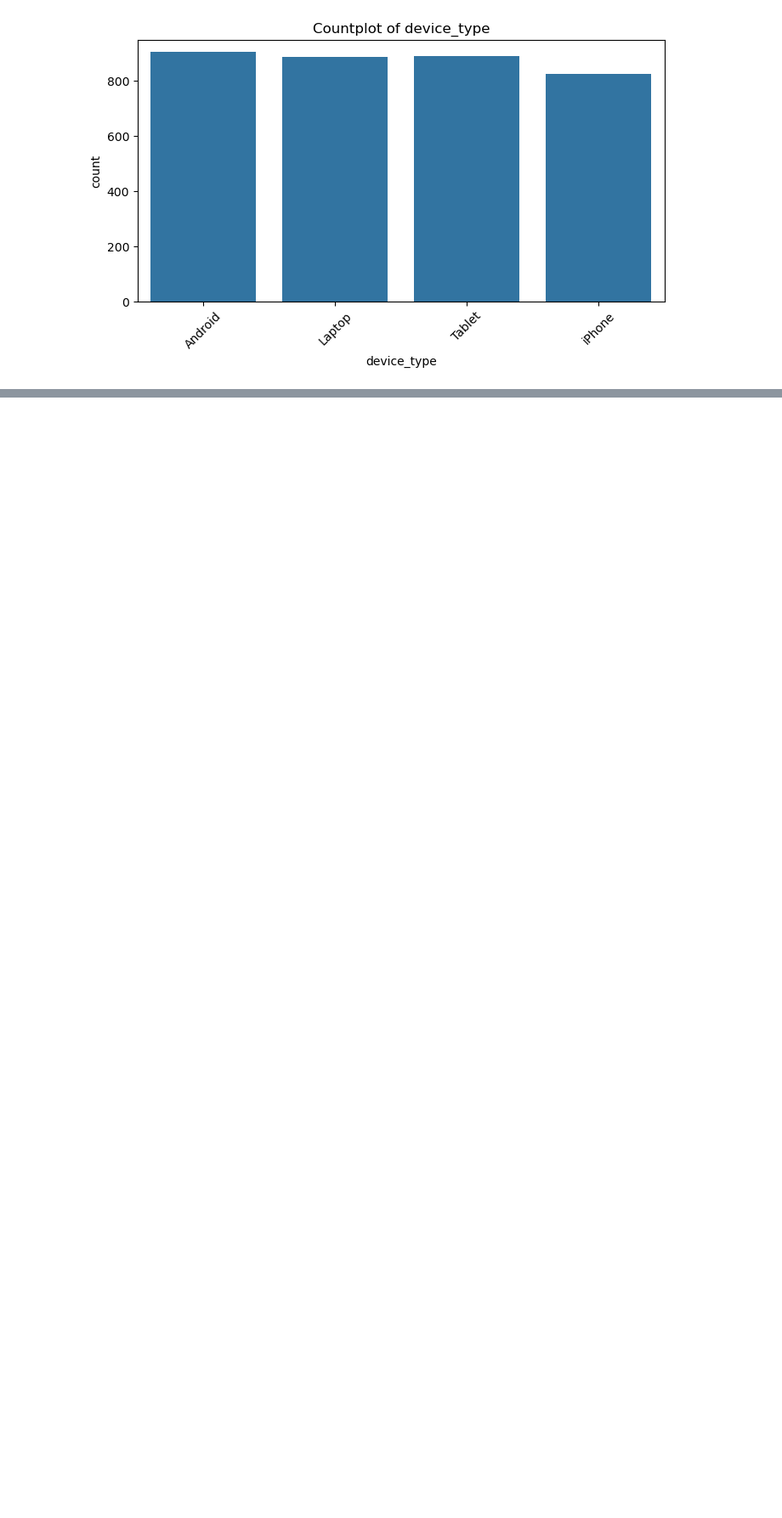
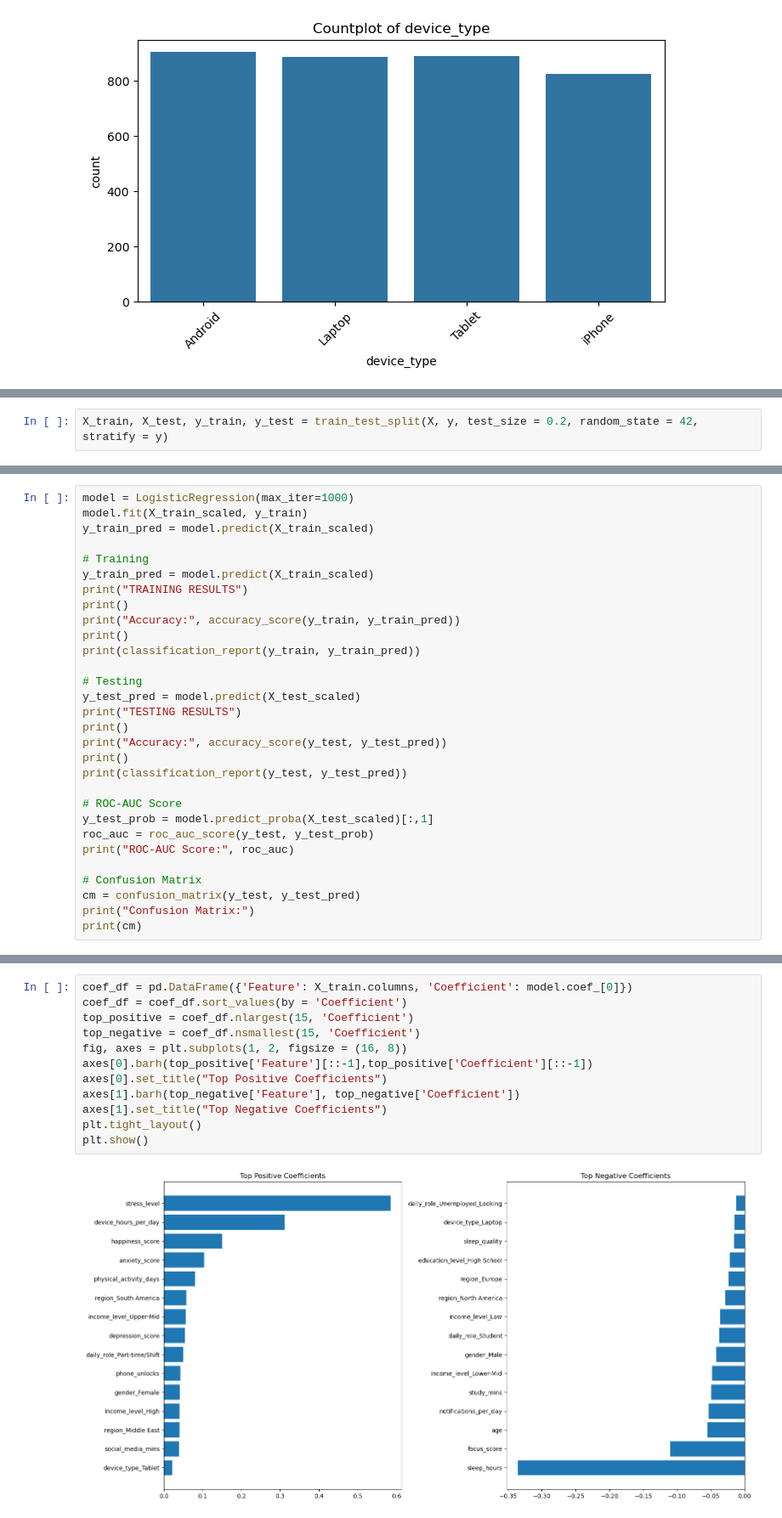
Before and after one commit to alananjungwei/ai-powered-digital-wellness-assistant, a Jupyter notebook: notebook.ipynb, the cells around one changed output, grey strips where cells are left out. Shown at 85% size. Cells and saved outputs as stored; diff of their text form; blank space fills up the shorter version.

```diff
--- a/notebook.ipynb
+++ b/notebook.ipynb
@@ -202,0 +369,2 @@ for col in categorical_cols:
+# %%
+X_train, X_test, y_train, y_test = train_test_split(X, y, test_size = 0.2, random_state = 42, stratify = y)
@@ -202,0 +380,30 @@ for col in categorical_cols:
+# %%
+model = LogisticRegression(max_iter=1000)
+model.fit(X_train_scaled, y_train)
+y_train_pred = model.predict(X_train_scaled)
+
+# Training
+y_train_pred = model.predict(X_train_scaled)
+print("TRAINING RESULTS")
+print()
+print("Accuracy:", accuracy_score(y_train, y_train_pred))
+print()
+print(classification_report(y_train, y_train_pred))
+
+# Testing
+y_test_pred = model.predict(X_test_scaled)
+print("TESTING RESULTS")
+print()
+print("Accuracy:", accuracy_score(y_test, y_test_pred))
+print()
+print(classification_report(y_test, y_test_pred))
+
+# ROC-AUC Score
+y_test_prob = model.predict_proba(X_test_scaled)[:,1]
+roc_auc = roc_auc_score(y_test, y_test_prob)
+print("ROC-AUC Score:", roc_auc)
+
+# Confusion Matrix
+cm = confusion_matrix(y_test, y_test_pred)
+print("Confusion Matrix:")
+print(cm)
@@ -202,0 +428,14 @@ for col in categorical_cols:
+# %%
+coef_df = pd.DataFrame({'Feature': X_train.columns, 'Coefficient': model.coef_[0]})
+coef_df = coef_df.sort_values(by = 'Coefficient')
+top_positive = coef_df.nlargest(15, 'Coefficient')
+top_negative = coef_df.nsmallest(15, 'Coefficient')
+fig, axes = plt.subplots(1, 2, figsize = (16, 8))
+axes[0].barh(top_positive['Feature'][::-1],top_positive['Coefficient'][::-1])
+axes[0].set_title("Top Positive Coefficients")
+axes[1].barh(top_negative['Feature'], top_negative['Coefficient'])
+axes[1].set_title("Top Negative Coefficients")
+plt.tight_layout()
+plt.show()
+# %% [output]
+[figure, added]
```
Also changed, not shown: parts of 102 cells of this notebook, 31 other files.
